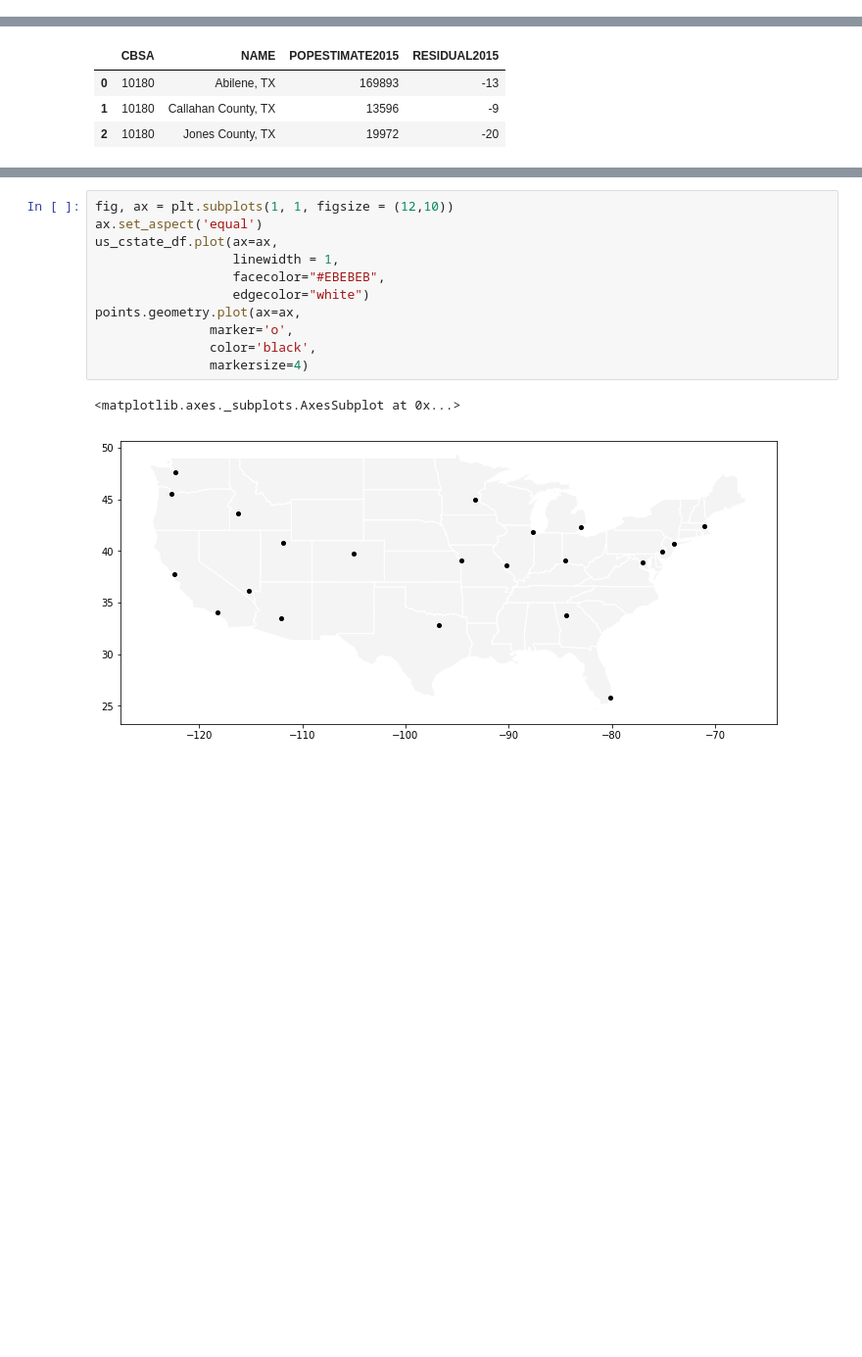
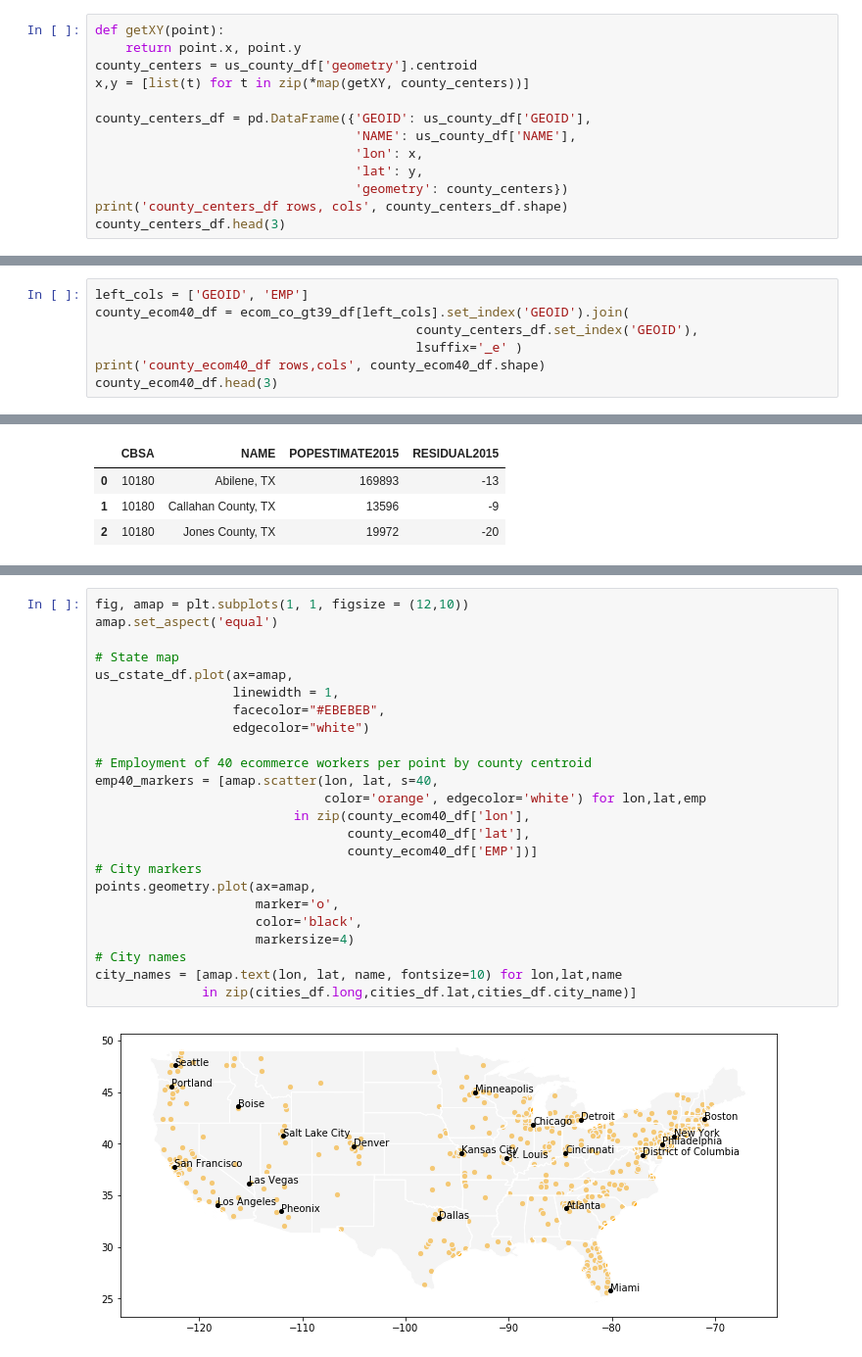
Before and after one commit to stoneyv/cbsa_plot, a Jupyter notebook: python/notebooks/cbsa_cbp_ecommerce_2015.ipynb, the cells around one changed output, grey strips where cells are left out. Shown: that part at 98% size. Drawn from its saved outputs; the diff is of its cells as text; blank space fills up the shorter version.

Commit message:
add ecom employee points plot to python notebook, refactor notebook

```diff
--- a/python/notebooks/cbsa_cbp_ecommerce_2015.ipynb
+++ b/python/notebooks/cbsa_cbp_ecommerce_2015.ipynb
@@ -102,0 +111,13 @@ us_state_df.head(3)
+# %%
+def getXY(point):
+    return point.x, point.y
+county_centers = us_county_df['geometry'].centroid
+x,y = [list(t) for t in zip(*map(getXY, county_centers))]
+
+county_centers_df = pd.DataFrame({'GEOID': us_county_df['GEOID'],
+                                  'NAME': us_county_df['NAME'],
+                                  'lon': x,
+                                  'lat': y,
+                                  'geometry': county_centers})
+print('county_centers_df rows, cols', county_centers_df.shape)
+county_centers_df.head(3)
@@ -102,0 +132,7 @@ us_state_df.head(3)
+# %%
+left_cols = ['GEOID', 'EMP']
+county_ecom40_df = ecom_co_gt39_df[left_cols].set_index('GEOID').join(
+                                          county_centers_df.set_index('GEOID'),
+                                          lsuffix='_e' )
+print('county_ecom40_df rows,cols', county_ecom40_df.shape)
+county_ecom40_df.head(3)
@@ -180,14 +220,26 @@ us_cstate_df = us_state_df[np.logical_not(us_state_df['GEOID'].isin(fips_states_
 # %%
-fig, ax = plt.subplots(1, 1, figsize = (12,10))
-ax.set_aspect('equal')
-us_cstate_df.plot(ax=ax,
+fig, amap = plt.subplots(1, 1, figsize = (12,10))
+amap.set_aspect('equal')
+
+# State map
+us_cstate_df.plot(ax=amap,
                   linewidth = 1,
                   facecolor="#EBEBEB",
                   edgecolor="white")
-points.geometry.plot(ax=ax,
-               marker='o',
-               color='black',
-               markersize=4)
+
+# Employment of 40 ecommerce workers per point by county centroid
+emp40_markers = [amap.scatter(lon, lat, s=40,
+                              color='orange', edgecolor='white') for lon,lat,emp
+                          in zip(county_ecom40_df['lon'],
+                                 county_ecom40_df['lat'],
+                                 county_ecom40_df['EMP'])]
+# City markers
+points.geometry.plot(ax=amap,
+                     marker='o',
+                     color='black',
+                     markersize=4)
+# City names
+city_names = [amap.text(lon, lat, name, fontsize=10) for lon,lat,name
+              in zip(cities_df.long,cities_df.lat,cities_df.city_name)]
 # %% [output]
-<matplotlib.axes._subplots.AxesSubplot at 0x...>
-[figure, old version]
+[figure, new version]
```
Also changed, not shown: parts of 23 cells of this notebook.
